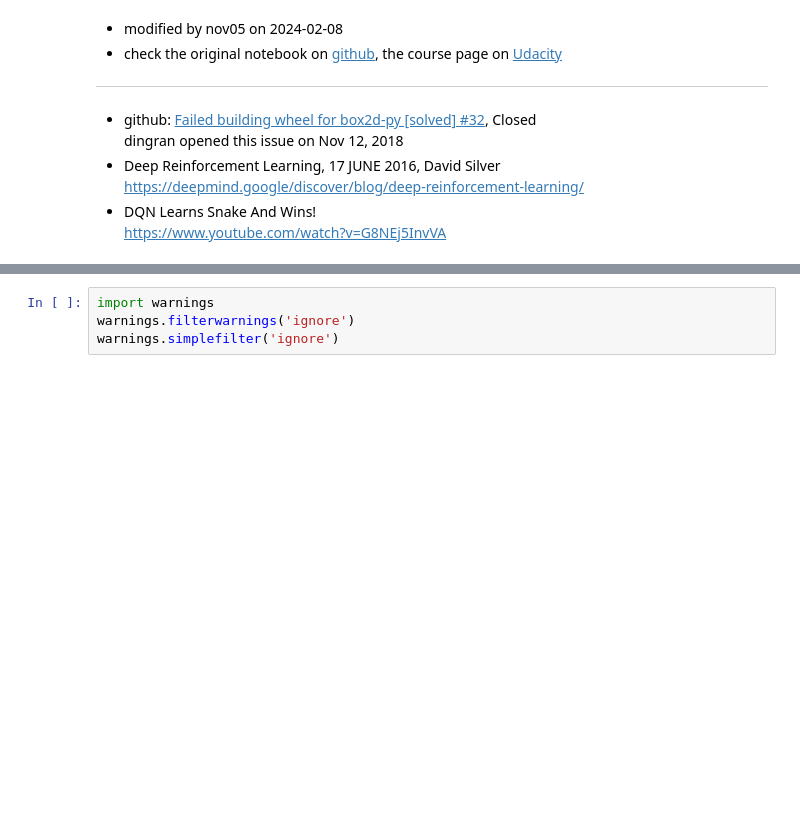
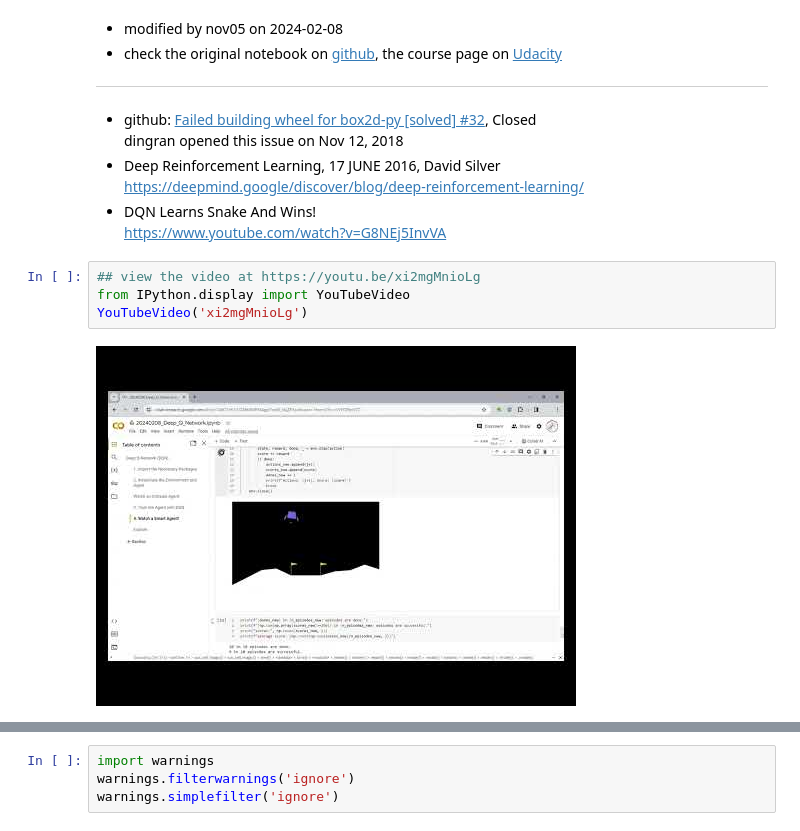
Before and after one commit to Nov05/Google-Colaboratory, a Jupyter notebook: 20240208_Deep_Q_Network.ipynb, the cells around one changed output, grey strips where cells are left out. Cells and saved outputs as stored; diff of their text form; blank space fills up the shorter version.

```diff
--- a/20240208_Deep_Q_Network.ipynb
+++ b/20240208_Deep_Q_Network.ipynb
@@ -13,6 +13,12 @@ dingran opened this issue on Nov 12, 2018
 https://deepmind.google/discover/blog/deep-reinforcement-learning/
 * DQN Learns Snake And Wins!
 https://www.youtube.com/watch?v=G8NEj5InvVA
+# %%
+## view the video at https://youtu.be/xi2mgMnioLg
+from IPython.display import YouTubeVideo
+YouTubeVideo('xi2mgMnioLg')
+# %% [output]
+[figure, added]
 # %%
 # !pip uninstall -y gym ## colab pre-installed 0.25.2
 # !pip install gym==0.9.6
```
Also changed, not shown: parts of 1 cell of this notebook.
